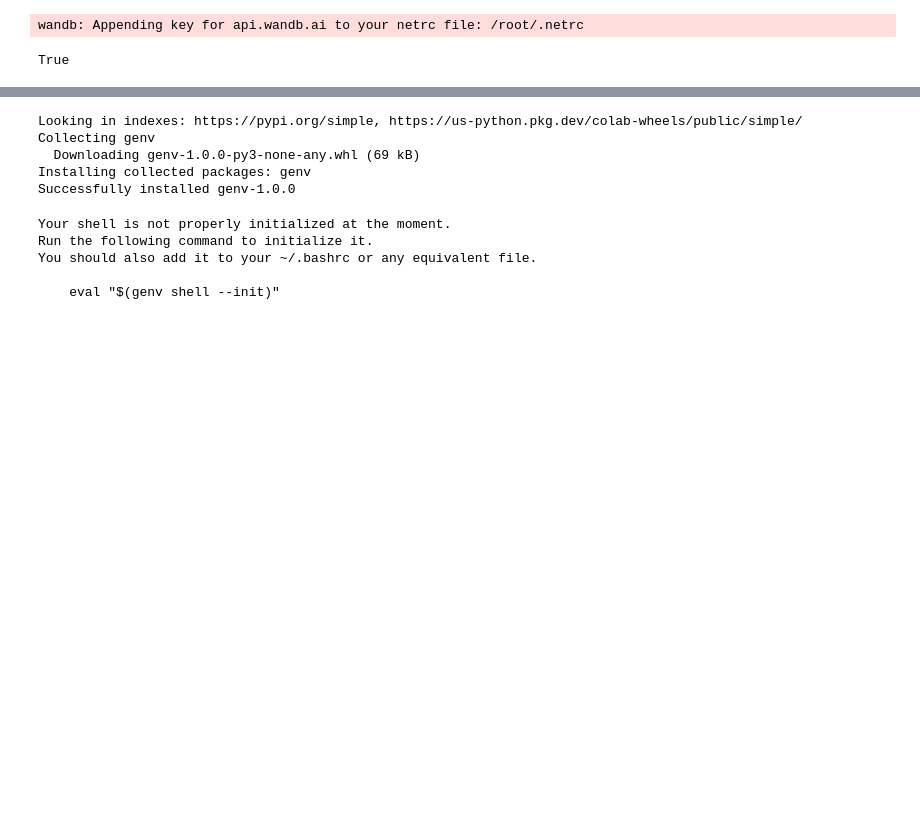
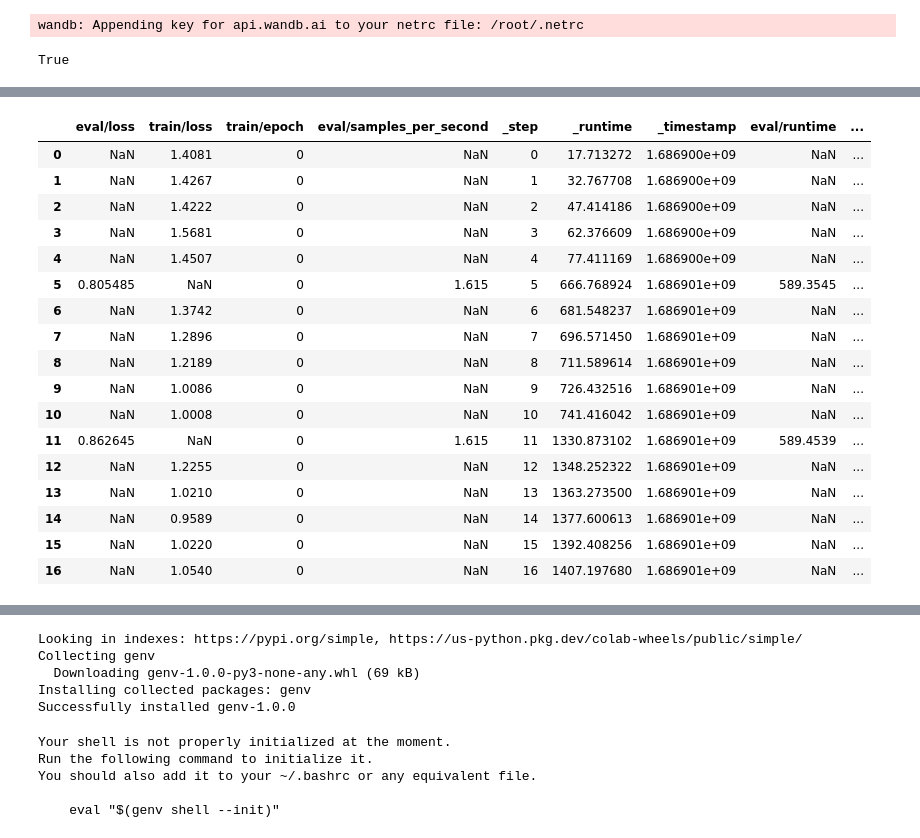
Before and after one commit to utensil/llm-playground, a Jupyter notebook: notebooks/axolotl/colab/nvitop.ipynb, the cells around one changed output, grey strips where cells are left out. Saved outputs shown, nothing was run; the diff lists cells and outputs as text; code cells hidden in the pictures; blank space fills up the shorter version.

```diff
--- a/notebooks/axolotl/colab/nvitop.ipynb
+++ b/notebooks/axolotl/colab/nvitop.ipynb
@@ -209,4 +209,4 @@ True
 # %%
 api = wandb.Api()
 # %%
-run = api.from_path("utensil/falcon-qlora/twilight-wildflower-46")
+run = api.from_path("utensil/falcon-qlora/o4myz1ep")
@@ -218,0 +229,21 @@ wandb.apis.public.Project
+# %%
+run.history()
+# %% [output]
+|  | eval/loss | train/loss | train/epoch | eval/samples_per_second | _step | _runtime | _timestamp | eval/runtime | ... |
+| 0 | NaN | 1.4081 | 0 | NaN | 0 | 17.713272 | 1.686900e+09 | NaN | ... |
+| 1 | NaN | 1.4267 | 0 | NaN | 1 | 32.767708 | 1.686900e+09 | NaN | ... |
+| 2 | NaN | 1.4222 | 0 | NaN | 2 | 47.414186 | 1.686900e+09 | NaN | ... |
+| 3 | NaN | 1.5681 | 0 | NaN | 3 | 62.376609 | 1.686900e+09 | NaN | ... |
+| 4 | NaN | 1.4507 | 0 | NaN | 4 | 77.411169 | 1.686900e+09 | NaN | ... |
+| 5 | 0.805485 | NaN | 0 | 1.615 | 5 | 666.768924 | 1.686901e+09 | 589.3545 | ... |
+| 6 | NaN | 1.3742 | 0 | NaN | 6 | 681.548237 | 1.686901e+09 | NaN | ... |
+| 7 | NaN | 1.2896 | 0 | NaN | 7 | 696.571450 | 1.686901e+09 | NaN | ... |
+| 8 | NaN | 1.2189 | 0 | NaN | 8 | 711.589614 | 1.686901e+09 | NaN | ... |
+| 9 | NaN | 1.0086 | 0 | NaN | 9 | 726.432516 | 1.686901e+09 | NaN | ... |
+| 10 | NaN | 1.0008 | 0 | NaN | 10 | 741.416042 | 1.686901e+09 | NaN | ... |
+| 11 | 0.862645 | NaN | 0 | 1.615 | 11 | 1330.873102 | 1.686901e+09 | 589.4539 | ... |
+| 12 | NaN | 1.2255 | 0 | NaN | 12 | 1348.252322 | 1.686901e+09 | NaN | ... |
+| 13 | NaN | 1.0210 | 0 | NaN | 13 | 1363.273500 | 1.686901e+09 | NaN | ... |
+| 14 | NaN | 0.9589 | 0 | NaN | 14 | 1377.600613 | 1.686901e+09 | NaN | ... |
+| 15 | NaN | 1.0220 | 0 | NaN | 15 | 1392.408256 | 1.686901e+09 | NaN | ... |
+| 16 | NaN | 1.0540 | 0 | NaN | 16 | 1407.197680 | 1.686901e+09 | NaN | ... |
```
Also changed, not shown: parts of 10 cells of this notebook.
